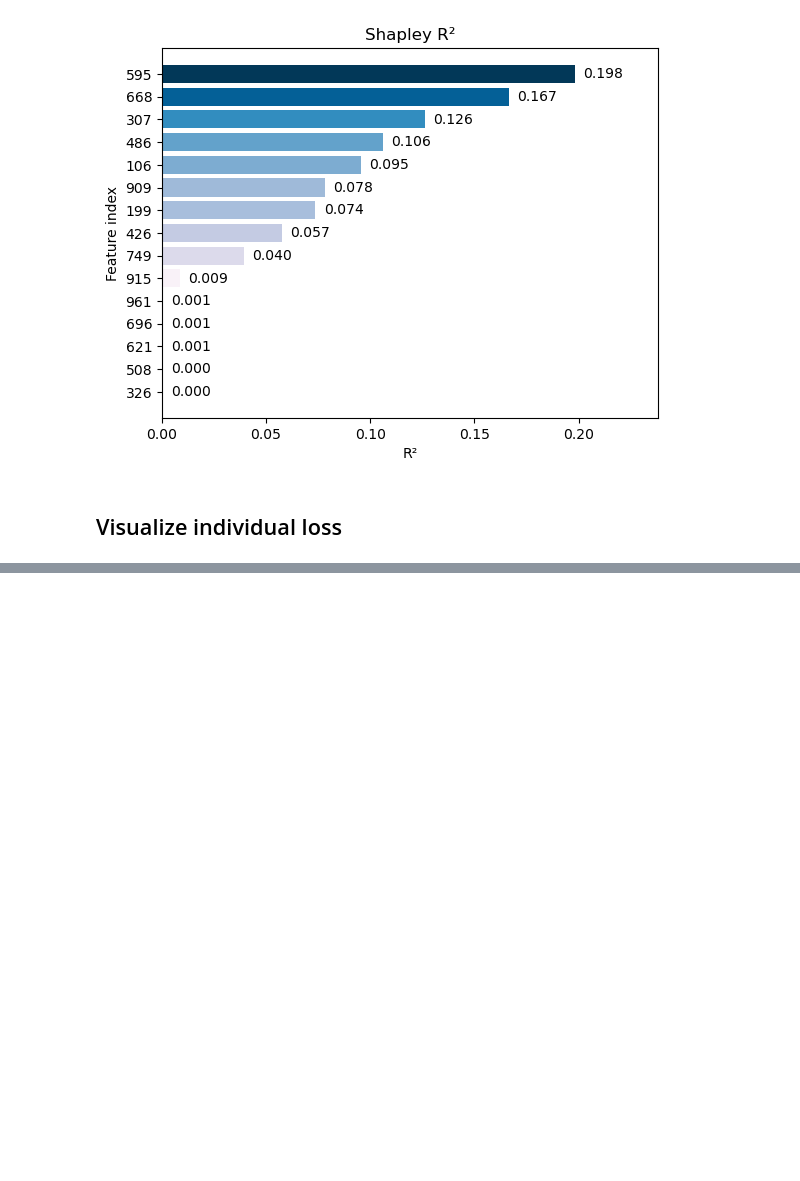
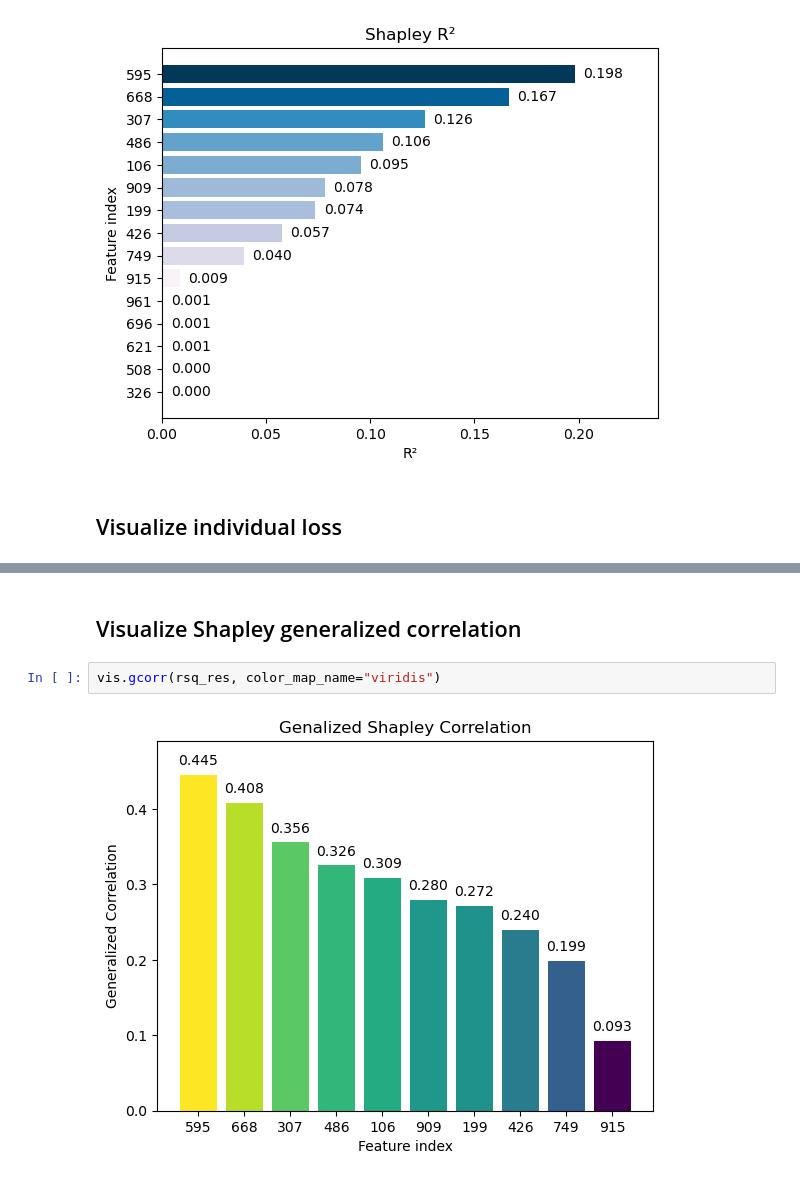
Before and after one commit to catstats/Q-SHAP, a Jupyter notebook: Q-SHAP Tutorial.ipynb, the cells around one changed output, grey strips where cells are left out. Drawn from its saved outputs; the diff is of its cells as text; blank space fills up the shorter version.

```diff
--- a/Q-SHAP Tutorial.ipynb
+++ b/Q-SHAP Tutorial.ipynb
@@ -178,3 +175,9 @@ vis_loss(loss_res, save_ind=10)
 VBox(children=(BoundedIntText(value=0, continuous_update=True, description='Sample Index', layout=Layout(width…
 [interactive output not drawn]
 [figure]
+# %% [markdown]
+## Visualize Shapley generalized correlation
+# %%
+vis.gcorr(rsq_res, color_map_name="viridis")
+# %% [output]
+[figure, added]
```
Also changed, not shown: parts of 22 cells of this notebook.
